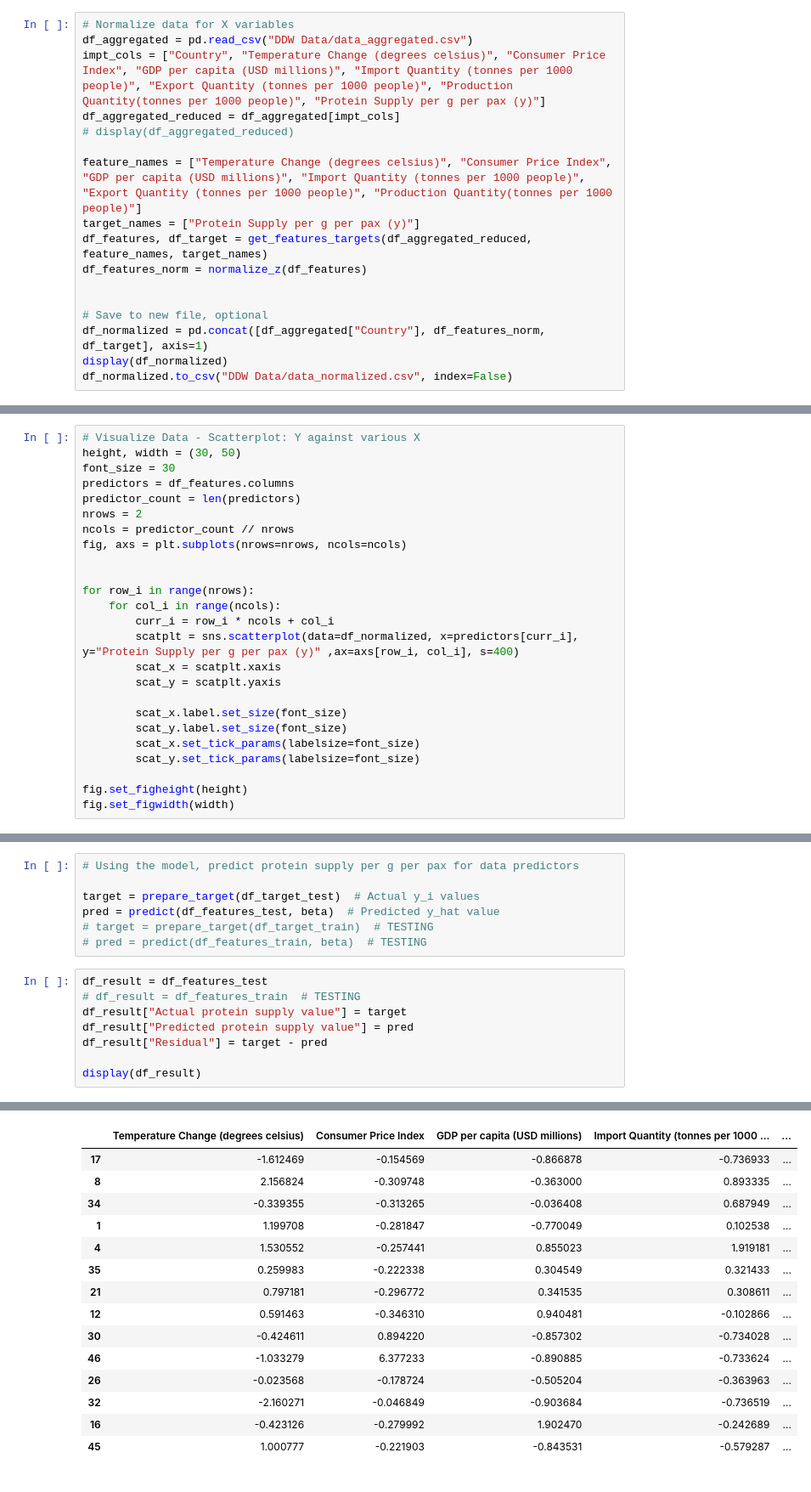
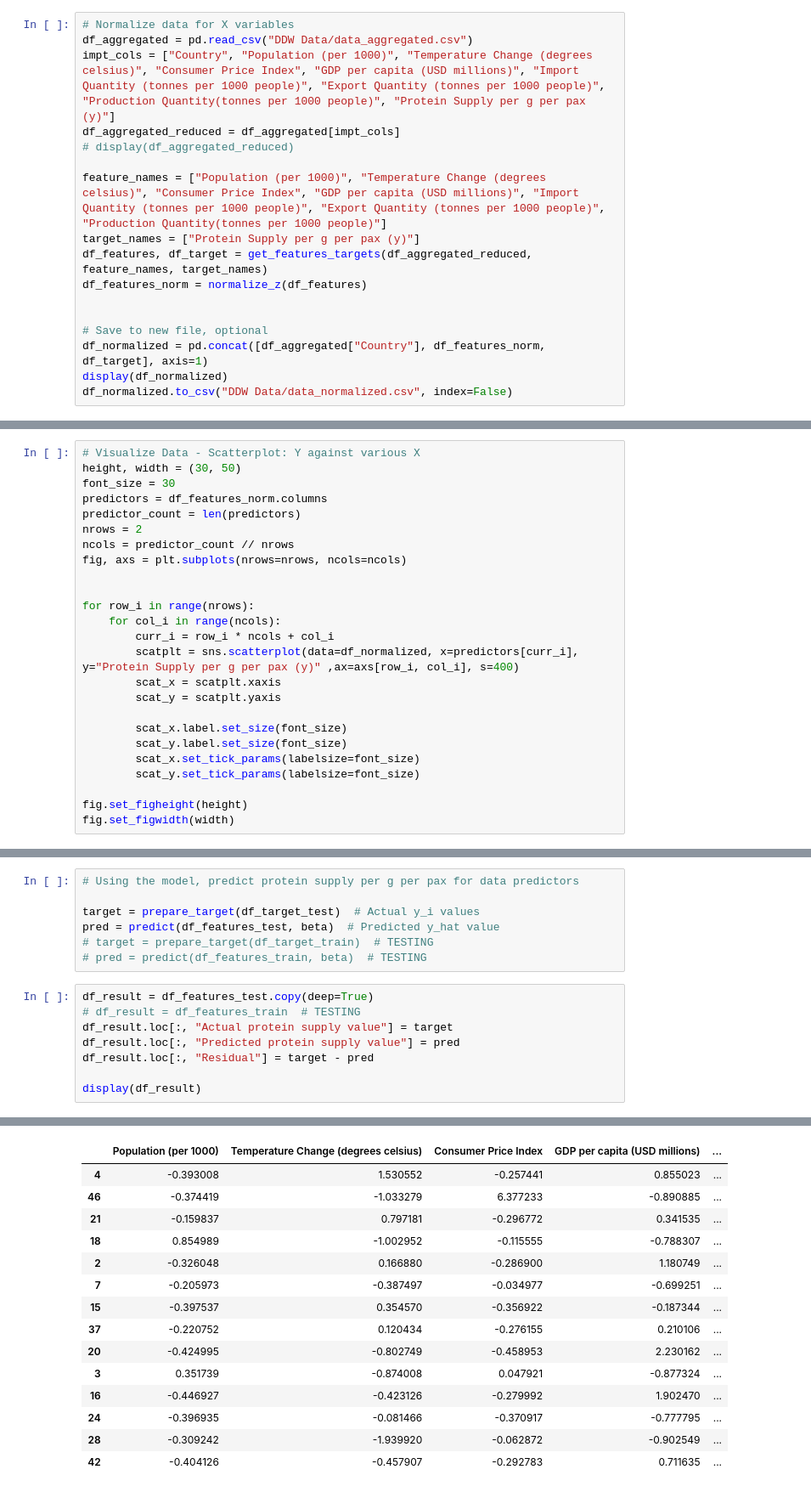
Before and after one commit to Derpythederp/Term-3-2D-DDW-, a Jupyter notebook: 2D Group 2 Task 3 (DDW).ipynb, the cells around one changed output, grey strips where cells are left out. Shown at 85% size. Saved outputs shown, nothing was run; the diff lists cells and outputs as text.

```diff
--- a/2D Group 2 Task 3 (DDW).ipynb
+++ b/2D Group 2 Task 3 (DDW).ipynb
@@ -293,11 +352,11 @@ Index(['China, Taiwan Province of', 'Republic of Korea', 'Singapore',
 # %%
 # Normalize data for X variables
 df_aggregated = pd.read_csv("DDW Data/data_aggregated.csv")
-impt_cols = ["Country", "Temperature Change (degrees celsius)", "Consumer Price Index", "GDP per capita (USD millions)", "Import Quantity (tonnes per 1000 people)", "Export Quantity (tonnes per 1000 people)", "Production Quantity(tonnes per 1000 people)", "Protein Supply per g per pax (y)"]
+impt_cols = ["Country", "Population (per 1000)", "Temperature Change (degrees celsius)", "Consumer Price Index", "GDP per capita (USD millions)", "Import Quantity (tonnes per 1000 people)", "Export Quantity (tonnes per 1000 people)", "Production Quantity(tonnes per 1000 people)", "Protein Supply per g per pax (y)"]
 df_aggregated_reduced = df_aggregated[impt_cols]
 # display(df_aggregated_reduced)
 
-feature_names = ["Temperature Change (degrees celsius)", "Consumer Price Index", "GDP per capita (USD millions)", "Import Quantity (tonnes per 1000 people)", "Export Quantity (tonnes per 1000 people)", "Production Quantity(tonnes per 1000 people)"]
+feature_names = ["Population (per 1000)", "Temperature Change (degrees celsius)", "Consumer Price Index", "GDP per capita (USD millions)", "Import Quantity (tonnes per 1000 people)", "Export Quantity (tonnes per 1000 people)", "Production Quantity(tonnes per 1000 people)"]
 target_names = ["Protein Supply per g per pax (y)"]
 df_features, df_target = get_features_targets(df_aggregated_reduced, feature_names, target_names)
 df_features_norm = normalize_z(df_features)
@@ -361,7 +429,7 @@ fig.set_figwidth(width)
 # Visualize Data - Scatterplot: Y against various X
 height, width = (30, 50)
 font_size = 30
-predictors = df_features.columns
+predictors = df_features_norm.columns
 predictor_count = len(predictors)
 nrows = 2
 ncols = predictor_count // nrows
@@ -489,11 +571,11 @@ pred = predict(df_features_test, beta)  # Predicted y_hat value
 # target = prepare_target(df_target_train)  # TESTING
 # pred = predict(df_features_train, beta)  # TESTING
 # %%
-df_result = df_features_test
+df_result = df_features_test.copy(deep=True)
 # df_result = df_features_train  # TESTING
-df_result["Actual protein supply value"] = target
-df_result["Predicted protein supply value"] = pred
-df_result["Residual"] = target - pred
+df_result.loc[:, "Actual protein supply value"] = target
+df_result.loc[:, "Predicted protein supply value"] = pred
+df_result.loc[:, "Residual"] = target - pred
 
 display(df_result)
 # %% [output]
@@ -515,18 +582,18 @@ See the caveats in the documentation: https://pandas.pydata.org/pandas-docs/stab
-|  | Temperature Change (degrees celsius) | Consumer Price Index | GDP per capita (USD millions) | Import Quantity (tonnes per 1000 ... | ... |
-| 17 | -1.612469 | -0.154569 | -0.866878 | -0.736933 | ... |
-| 8 | 2.156824 | -0.309748 | -0.363000 | 0.893335 | ... |
-| 34 | -0.339355 | -0.313265 | -0.036408 | 0.687949 | ... |
-| 1 | 1.199708 | -0.281847 | -0.770049 | 0.102538 | ... |
-| 4 | 1.530552 | -0.257441 | 0.855023 | 1.919181 | ... |
-| 35 | 0.259983 | -0.222338 | 0.304549 | 0.321433 | ... |
-| 21 | 0.797181 | -0.296772 | 0.341535 | 0.308611 | ... |
-| 12 | 0.591463 | -0.346310 | 0.940481 | -0.102866 | ... |
-| 30 | -0.424611 | 0.894220 | -0.857302 | -0.734028 | ... |
-| 46 | -1.033279 | 6.377233 | -0.890885 | -0.733624 | ... |
-| 26 | -0.023568 | -0.178724 | -0.505204 | -0.363963 | ... |
-| 32 | -2.160271 | -0.046849 | -0.903684 | -0.736519 | ... |
-| 16 | -0.423126 | -0.279992 | 1.902470 | -0.242689 | ... |
-| 45 | 1.000777 | -0.221903 | -0.843531 | -0.579287 | ... |
+|  | Population (per 1000) | Temperature Change (degrees celsius) | Consumer Price Index | GDP per capita (USD millions) | ... |
+| 4 | -0.393008 | 1.530552 | -0.257441 | 0.855023 | ... |
+| 46 | -0.374419 | -1.033279 | 6.377233 | -0.890885 | ... |
+| 21 | -0.159837 | 0.797181 | -0.296772 | 0.341535 | ... |
+| 18 | 0.854989 | -1.002952 | -0.115555 | -0.788307 | ... |
+| 2 | -0.326048 | 0.166880 | -0.286900 | 1.180749 | ... |
+| 7 | -0.205973 | -0.387497 | -0.034977 | -0.699251 | ... |
+| 15 | -0.397537 | 0.354570 | -0.356922 | -0.187344 | ... |
+| 37 | -0.220752 | 0.120434 | -0.276155 | 0.210106 | ... |
+| 20 | -0.424995 | -0.802749 | -0.458953 | 2.230162 | ... |
+| 3 | 0.351739 | -0.874008 | 0.047921 | -0.877324 | ... |
+| 16 | -0.446927 | -0.423126 | -0.279992 | 1.902470 | ... |
+| 24 | -0.396935 | -0.081466 | -0.370917 | -0.777795 | ... |
+| 28 | -0.309242 | -1.939920 | -0.062872 | -0.902549 | ... |
+| 42 | -0.404126 | -0.457907 | -0.292783 | 0.711635 | ... |
 # %% [markdown]
 <a id='step5'></a>
 # Step 5: Evaluation
```
Also changed, not shown: parts of 35 cells of this notebook, 1 other file.
